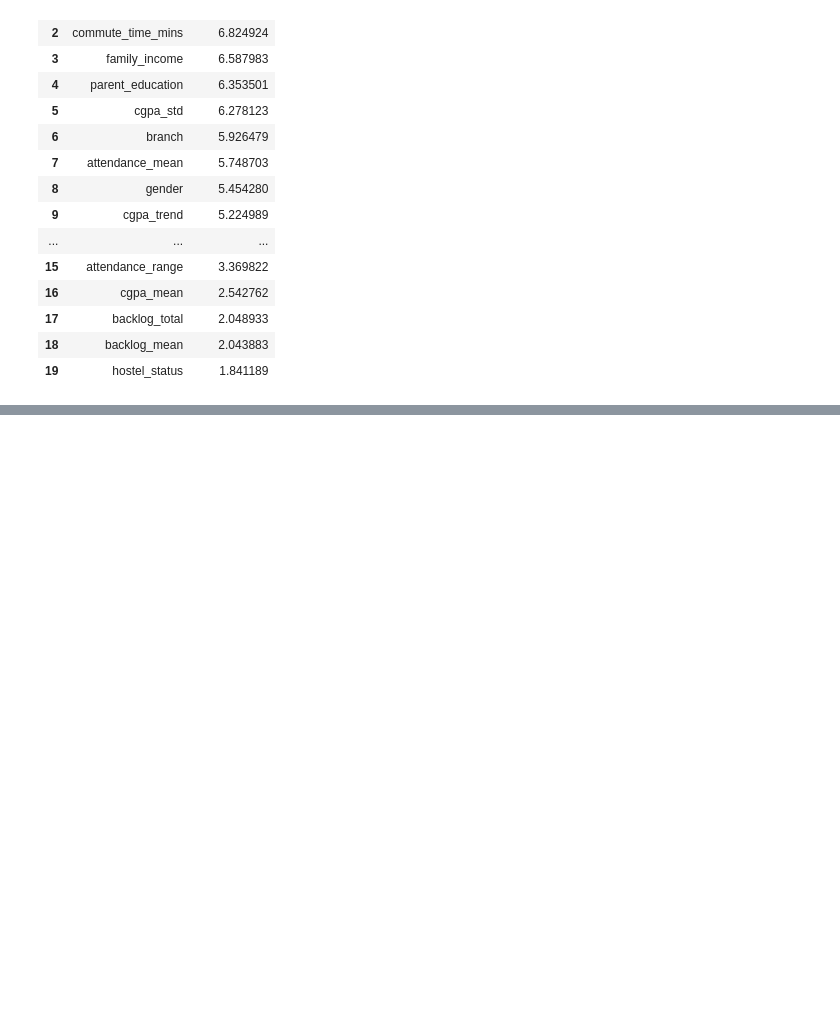
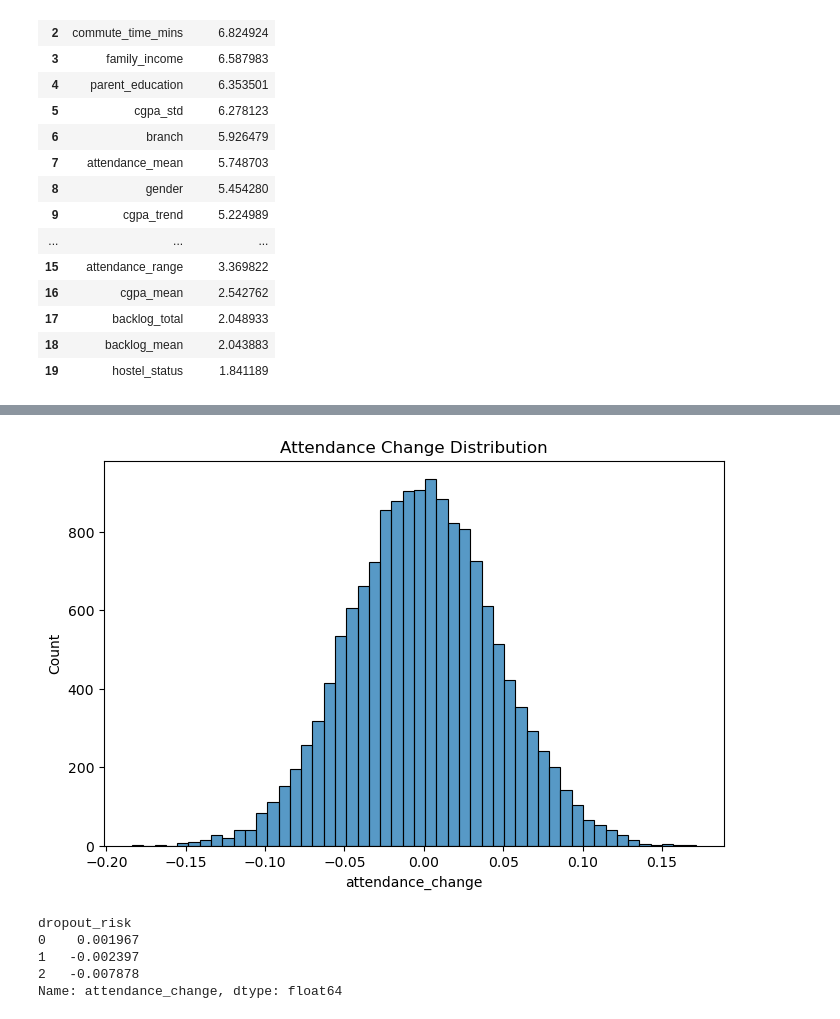
Before and after one commit to adarsh3908/RetinaAI, a Jupyter notebook: notebooks/first_draft.ipynb, the cells around one changed output, grey strips where cells are left out. Drawn from its saved outputs; the diff is of its cells as text; code cells hidden in the pictures; blank space fills up the shorter version.

```diff
--- a/notebooks/first_draft.ipynb
+++ b/notebooks/first_draft.ipynb
@@ -877,0 +1049,11 @@ NameError: name 'attendance_stat' is not defined
+# %%
+late = (
+    attendance_weekly[
+        attendance_weekly["week"] >= 5
+    ]
+    .groupby("student_id")["attendance_pct"]
+    .mean()
+    .reset_index(name="late_attendance_mean")
+)
+
+late.head()
@@ -877,0 +1067,8 @@ NameError: name 'attendance_stat' is not defined
+# %%
+attendance_change = early.merge(
+    late,
+    on="student_id",
+    how="inner"
+)
+
+attendance_change.head()
@@ -877,0 +1082,7 @@ NameError: name 'attendance_stat' is not defined
+# %%
+attendance_change["attendance_change"] = (
+    attendance_change["late_attendance_mean"]
+    - attendance_change["early_attendance_mean"]
+)
+
+attendance_change.head()
@@ -877,0 +1108,15 @@ NameError: name 'attendance_stat' is not defined
+# %%
+import seaborn as sns
+import matplotlib.pyplot as plt
+
+plt.figure(figsize=(8,5))
+
+sns.histplot(
+    attendance_change["attendance_change"],
+    bins=50
+)
+
+plt.title("Attendance Change Distribution")
+plt.show()
+# %% [output]
+[figure, added]
@@ -877,0 +1135,10 @@ NameError: name 'attendance_stat' is not defined
+# %%
+train.groupby("dropout_risk")[
+    "attendance_change"
+].mean()
+# %% [output]
+dropout_risk
+0    0.001967
+1   -0.002397
+2   -0.007878
+Name: attendance_change, dtype: float64
```
Also changed, not shown: parts of 230 cells of this notebook, 5 other files.
